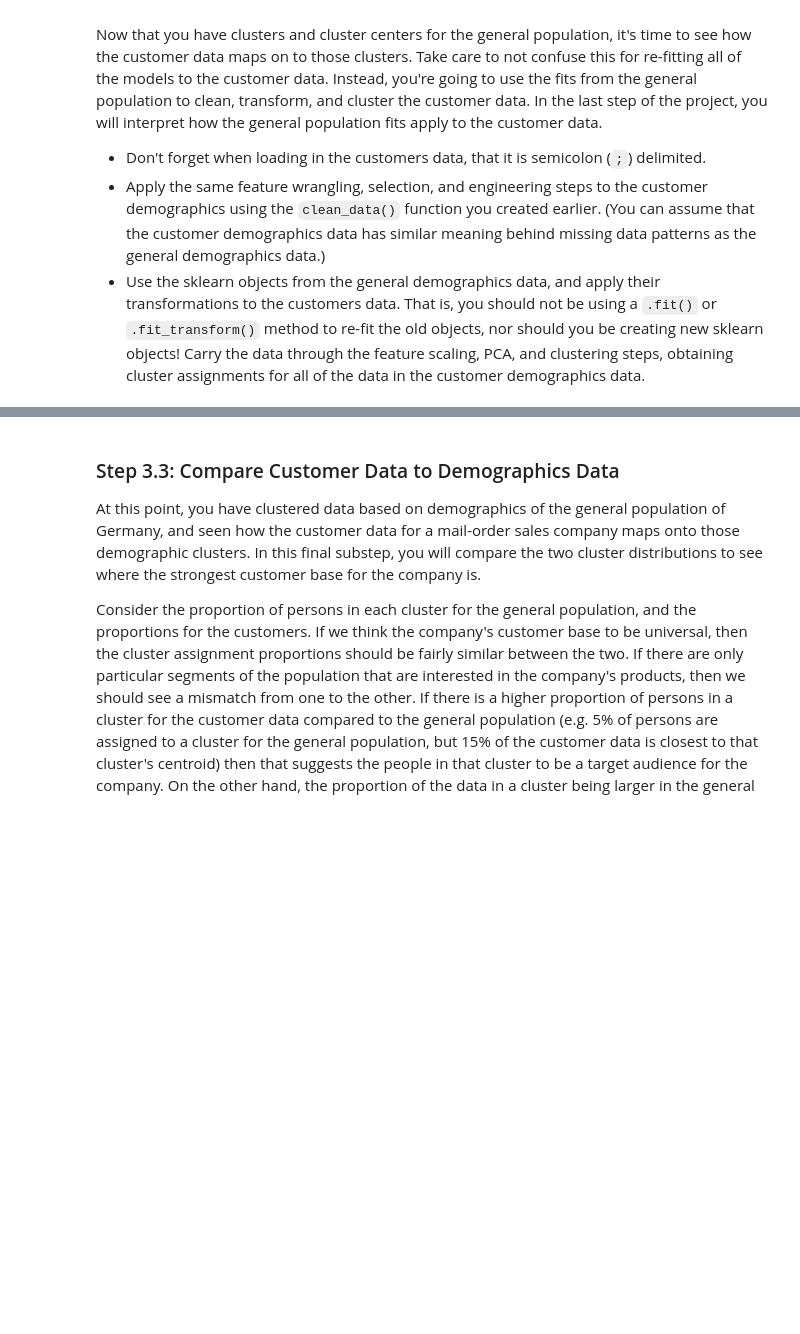
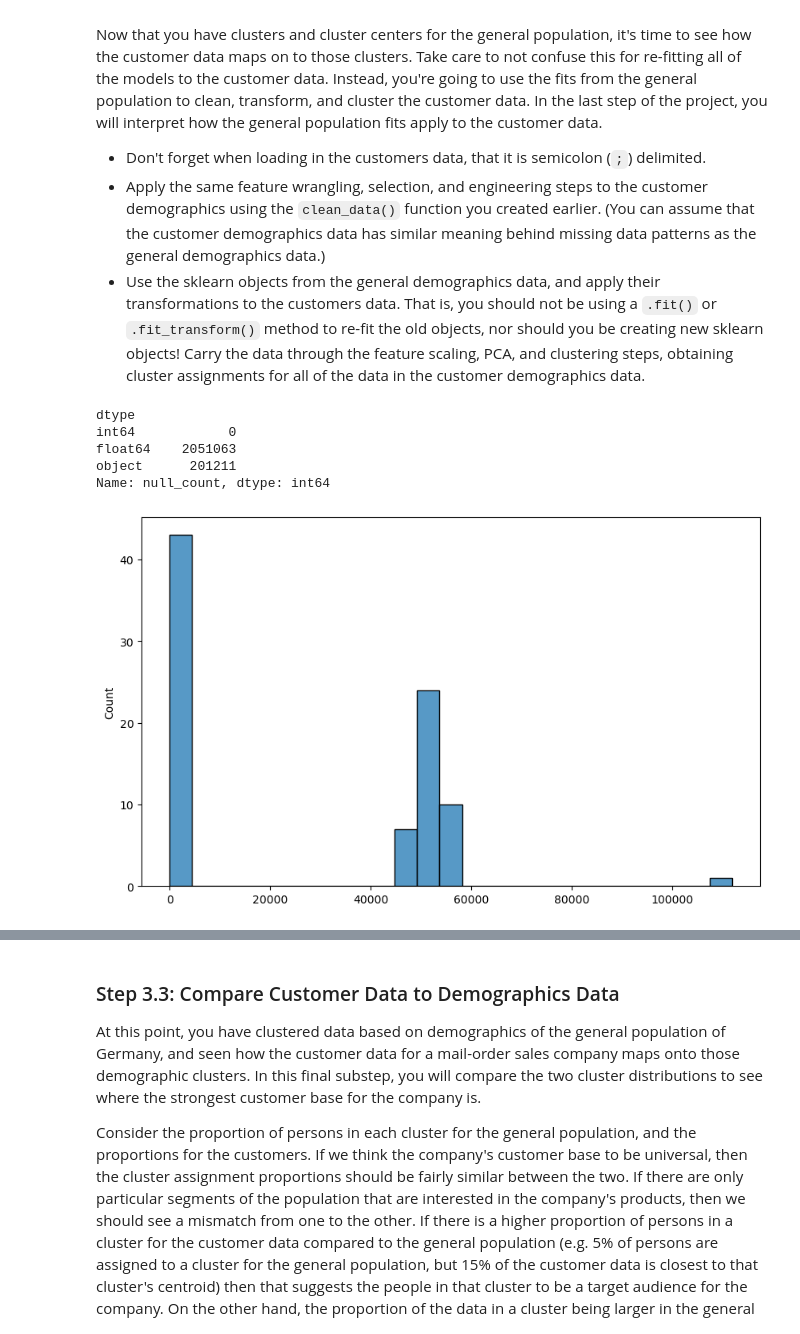
Before and after one commit to darinjswilliams/CustomerSegmentsArvato, a Jupyter notebook: Identify_Customer_Segments.ipynb, the cells around one changed output, grey strips where cells are left out. Cells and saved outputs as stored; diff of their text form; code cells hidden in the pictures; blank space fills up the shorter version.

```diff
--- a/Identify_Customer_Segments.ipynb
+++ b/Identify_Customer_Segments.ipynb
@@ -1335,4 +1337,21 @@ Now that you have clusters and cluster centers for the general population, it's
 - Don't forget when loading in the customers data, that it is semicolon (`;`) delimited.
 - Apply the same feature wrangling, selection, and engineering steps to the customer demographics using the `clean_data()` function you created earlier. (You can assume that the customer demographics data has similar meaning behind missing data patterns as the general demographics data.)
 - Use the sklearn objects from the general demographics data, and apply their transformations to the customers data. That is, you should not be using a `.fit()` or `.fit_transform()` method to re-fit the old objects, nor should you be creating new sklearn objects! Carry the data through the feature scaling, PCA, and clustering steps, obtaining cluster assignments for all of the data in the customer demographics data.
+# %%
+# Load in the customer demographics data.
+customer_demogrh_df  = pd.read_csv('Udacity_CUSTOMERS_Subset.csv', sep=semi)
+#lets check again for null values
+print(check_null_types(customer_demogrh_df))
+# %% [output]
+dtype
+int64            0
+float64    2051063
+object      201211
+Name: null_count, dtype: int64
+# %%
+plt.figure(figsize=(10,6))
+sns.histplot(cust_df, bins=25)
+plt.show()
+# %% [output]
+[figure, added]
 # %%
```
Also changed, not shown: parts of 28 cells of this notebook, 1 other file.
